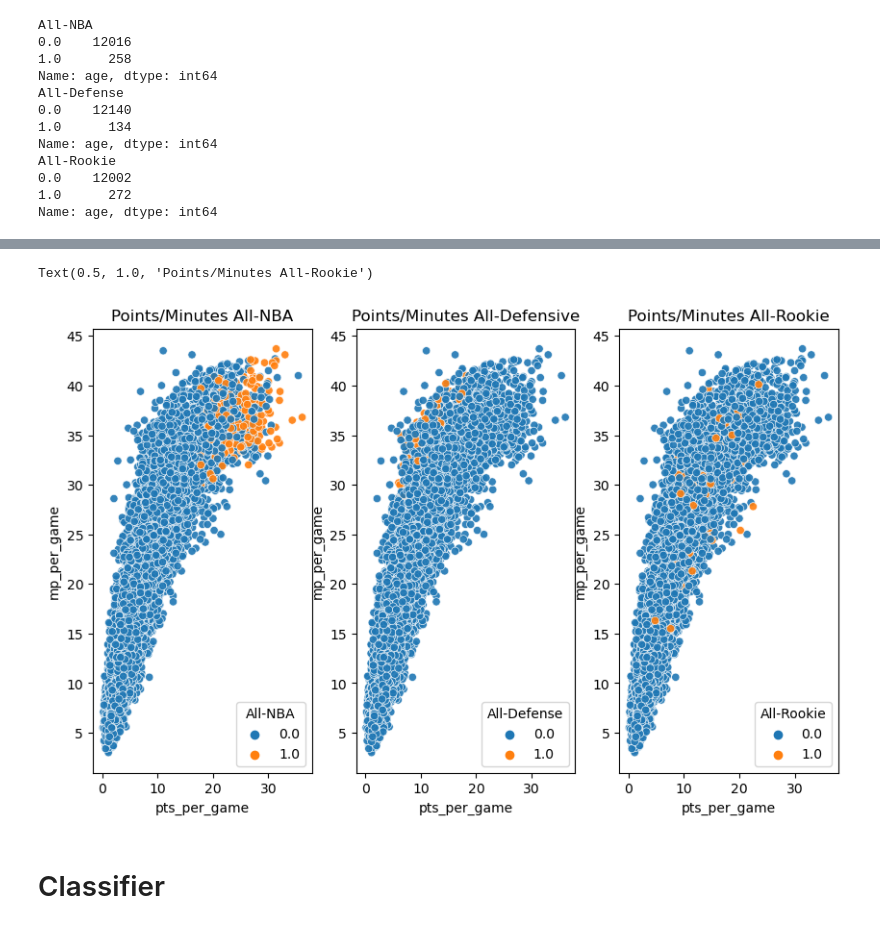
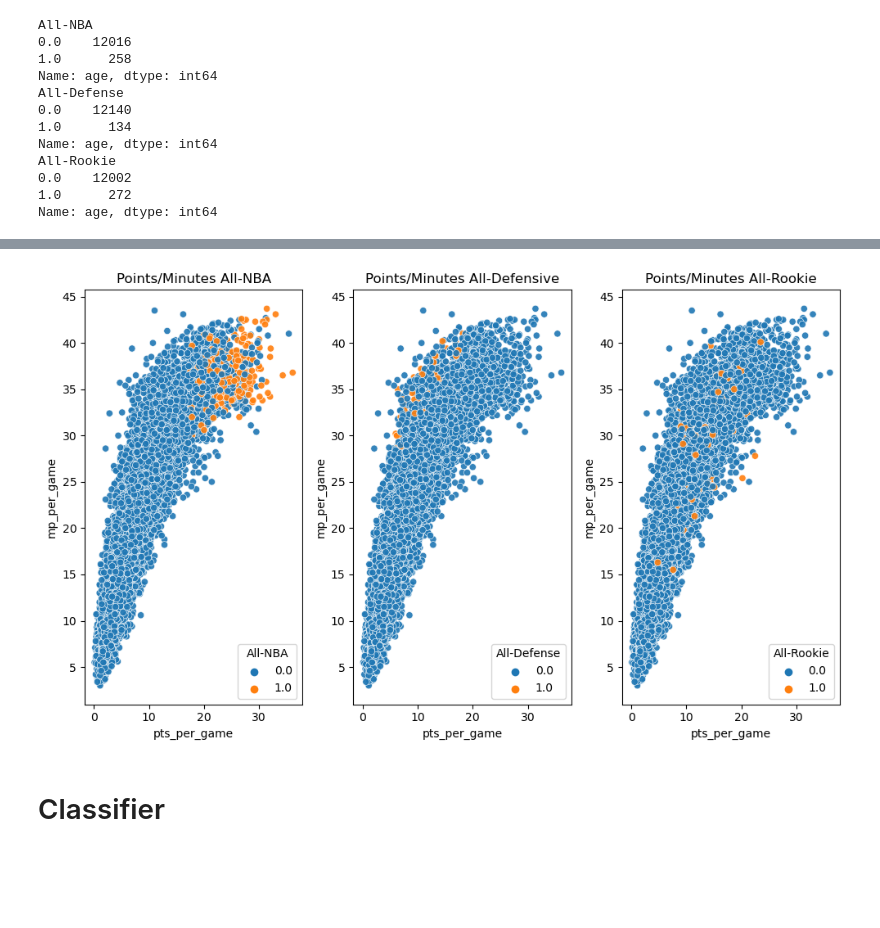
Before and after one commit to championble3/Portfolio-, a Jupyter notebook: nba_project.ipynb, the cells around one changed output, grey strips where cells are left out. Drawn from its saved outputs; the diff is of its cells as text; code cells hidden in the pictures; blank space fills up the shorter version.

```diff
--- a/nba_project.ipynb
+++ b/nba_project.ipynb
@@ -448,13 +428,13 @@ nba_data.iplot(kind='scatter', x='pts_per_game',y='mp_per_game',mode='markers',s
 # %%
 fig,axes = plt.subplots(nrows=1,ncols=3,figsize=(10,6))
 j=0
 for i in ['All-NBA', 'All-Defense','All-Rookie']:
     sns.scatterplot(data=nba_data,x='pts_per_game',y='mp_per_game',hue=i, ax=axes[j],alpha=0.9)
     j+=1
 axes[0].set_title('Points/Minutes All-NBA')
 axes[1].set_title('Points/Minutes All-Defensive')
 axes[2].set_title('Points/Minutes All-Rookie')
+plt.tight_layout()
 #WNIOSKI
 # %% [output]
-Text(0.5, 1.0, 'Points/Minutes All-Rookie')
-[figure, old version]
+[figure, new version]
```
Also changed, not shown: parts of 7 cells of this notebook, 3 other files.
